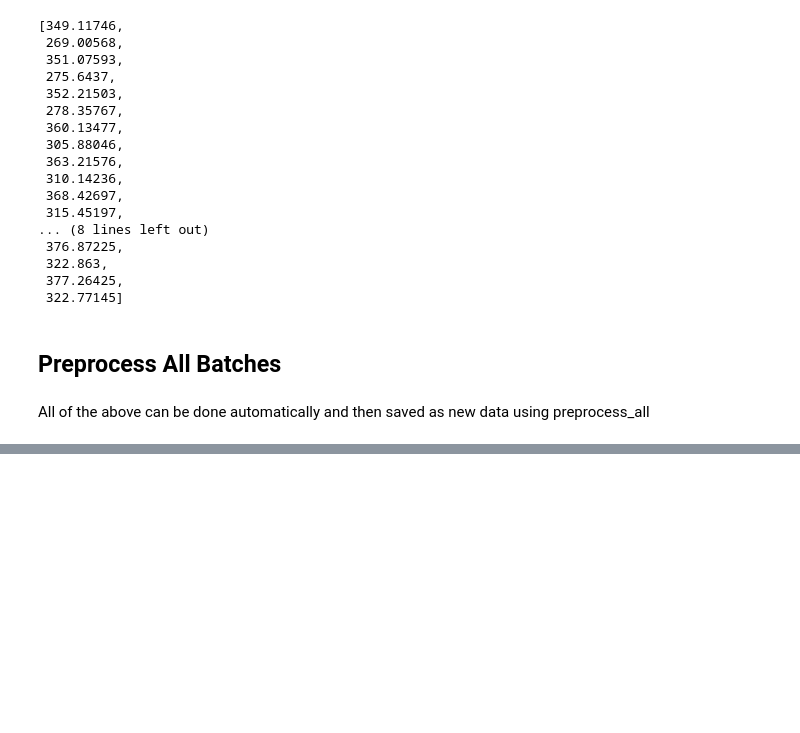
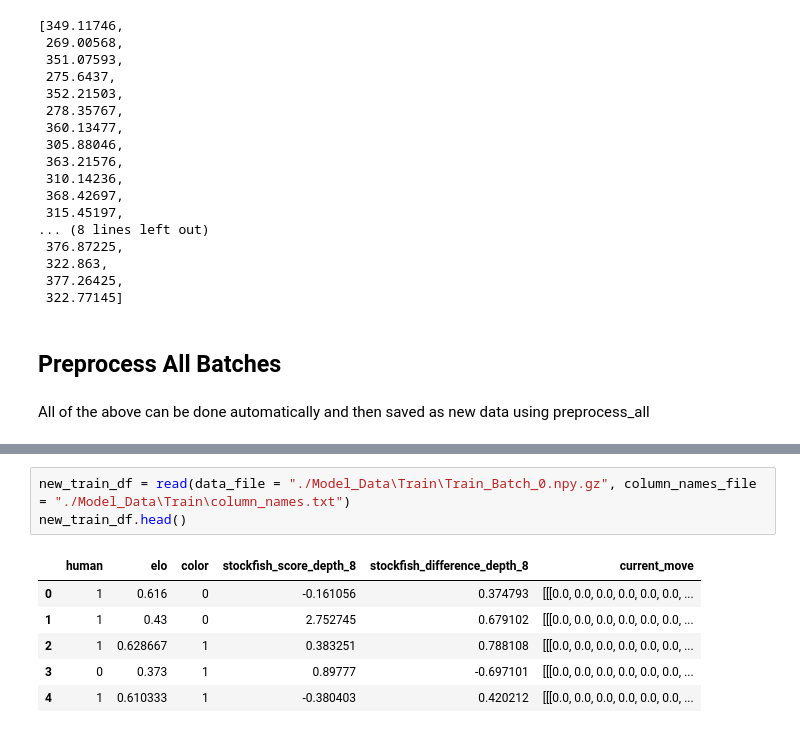
Before and after one commit to MatTheTab/PikeBot, a Jupyter notebook: Preprocessing.ipynb, the cells around one changed output, grey strips where cells are left out. Saved outputs shown, nothing was run; the diff lists cells and outputs as text; blank space fills up the shorter version.

Commit message:
Complete data preprocessing to Model_Data

```diff
--- a/Preprocessing.ipynb
+++ b/Preprocessing.ipynb
@@ -322,0 +369,10 @@ stds_list
+# %%
+new_train_df = read(data_file = "./Model_Data\Train\Train_Batch_0.npy.gz", column_names_file = "./Model_Data\Train\column_names.txt")
+new_train_df.head()
+# %% [output]
+|  | human | elo | color | stockfish_score_depth_8 | stockfish_difference_depth_8 | current_move |
+| 0 | 1 | 0.616 | 0 | -0.161056 | 0.374793 | [[[0.0, 0.0, 0.0, 0.0, 0.0, 0.0, ... |
+| 1 | 1 | 0.43 | 0 | 2.752745 | 0.679102 | [[[0.0, 0.0, 0.0, 0.0, 0.0, 0.0, ... |
+| 2 | 1 | 0.628667 | 1 | 0.383251 | 0.788108 | [[[0.0, 0.0, 0.0, 0.0, 0.0, 0.0, ... |
+| 3 | 0 | 0.373 | 1 | 0.89777 | -0.697101 | [[[0.0, 0.0, 0.0, 0.0, 0.0, 0.0, ... |
+| 4 | 1 | 0.610333 | 1 | -0.380403 | 0.420212 | [[[0.0, 0.0, 0.0, 0.0, 0.0, 0.0, ... |
```
Also changed, not shown: parts of 14 cells of this notebook, 2 other files.
